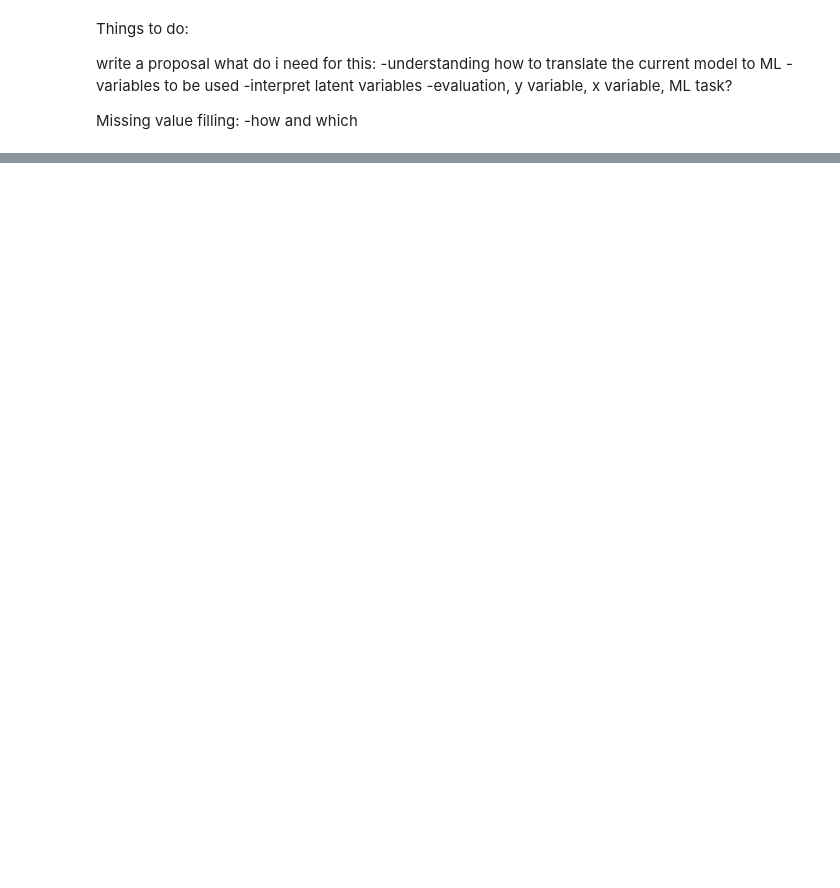
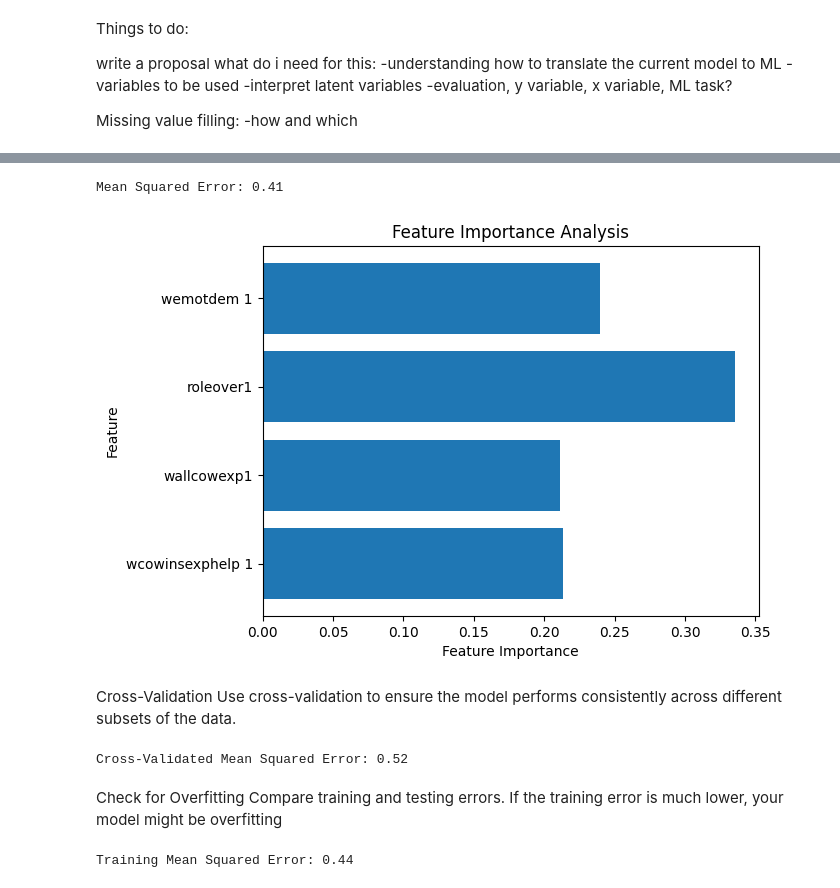
Before and after one commit to reema-dass26/Interdiciplinary_project_WU, a Jupyter notebook: source/EDA.ipynb, the cells around one changed output, grey strips where cells are left out. Saved outputs shown, nothing was run; the diff lists cells and outputs as text; code cells hidden in the pictures; blank space fills up the shorter version.

```diff
--- a/source/EDA.ipynb
+++ b/source/EDA.ipynb
@@ -235,0 +565,55 @@ Missing value filling:
+# %%
+from sklearn.ensemble import RandomForestRegressor
+from sklearn.model_selection import train_test_split
+from sklearn.metrics import mean_squared_error
+
+# Split data
+X_train, X_test, y_train, y_test = train_test_split(X, y, test_size=0.2, random_state=42)
+
+# Initialize and train model
+model = RandomForestRegressor(random_state=42, max_depth=5, min_samples_leaf=2, min_samples_split=5,n_estimators=50)
+model.fit(X_train, y_train)
+
+# Predict and evaluate
+y_pred = model.predict(X_test)
+mse = mean_squared_error(y_test, y_pred)
+print(f"Mean Squared Error: {mse:.2f}")
+# %% [output]
+Mean Squared Error: 0.41
+# %%
+import matplotlib.pyplot as plt
+
+# Feature importance
+importances = model.feature_importances_
+feature_names = X.columns
+
+# Plot feature importance
+plt.barh(feature_names, importances)
+plt.xlabel("Feature Importance")
+plt.ylabel("Feature")
+plt.title("Feature Importance Analysis")
+plt.show()
+# %% [output]
+[figure, added]
+# %% [markdown]
+Cross-Validation
+Use cross-validation to ensure the model performs consistently across different subsets of the data.
+# %%
+from sklearn.model_selection import cross_val_score
+
+# Perform cross-validation
+cv_scores = cross_val_score(model, X, y, cv=5, scoring='neg_mean_squared_error')
+cv_mse = -cv_scores.mean()
+print(f"Cross-Validated Mean Squared Error: {cv_mse:.2f}")
+# %% [output]
+Cross-Validated Mean Squared Error: 0.52
+# %% [markdown]
+ Check for Overfitting
+Compare training and testing errors. If the training error is much lower, your model might be overfitting
+# %%
+# Training error
+y_train_pred = model.predict(X_train)
+mse_train = mean_squared_error(y_train, y_train_pred)
+print(f"Training Mean Squared Error: {mse_train:.2f}")
+# %% [output]
+Training Mean Squared Error: 0.44
```
Also changed, not shown: parts of 66 cells of this notebook, 7 other files.
